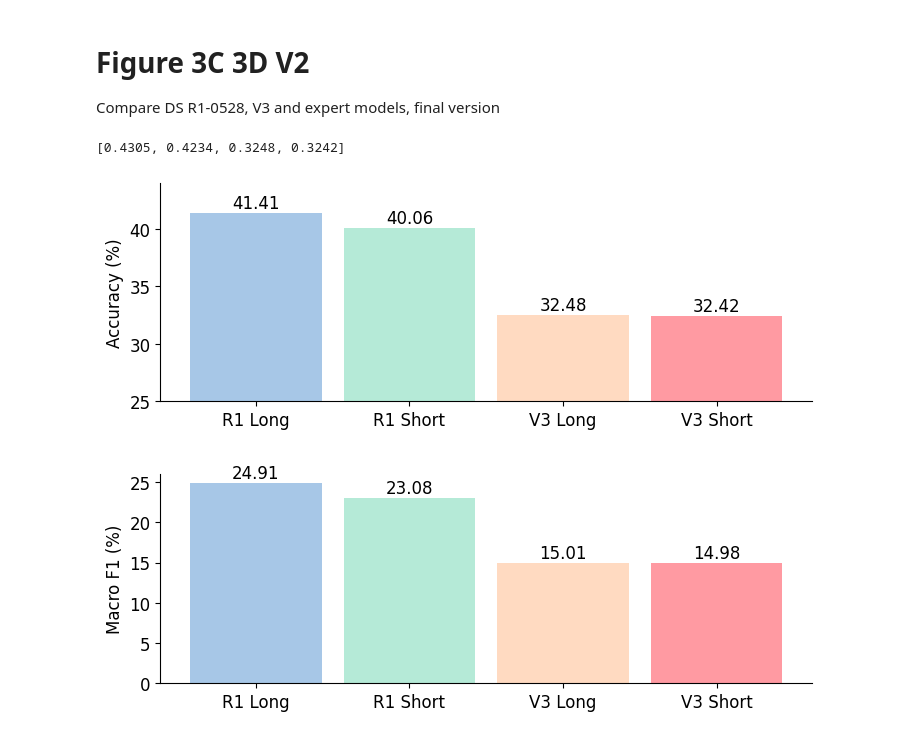
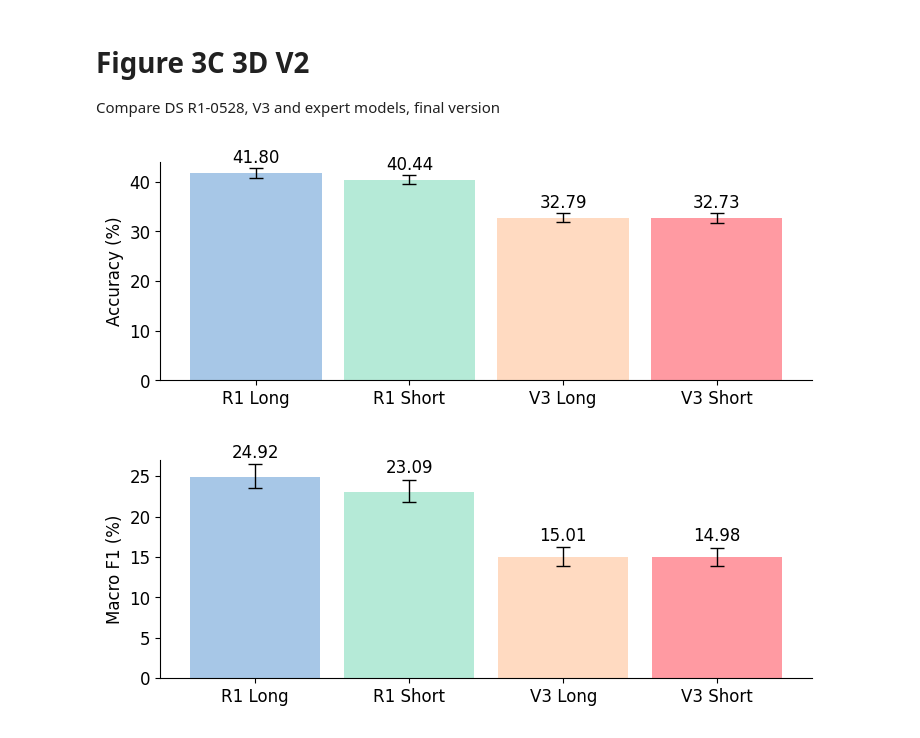
Before and after one commit to cristea-lab/BioReasoning_Paper, a Jupyter notebook: Scripts/plots/Figure3C_3D_v2.ipynb, the cells around one changed output. Cells and saved outputs as stored; diff of their text form; code cells hidden in the pictures.

```diff
--- a/Scripts/plots/Figure3C_3D_v2.ipynb
+++ b/Scripts/plots/Figure3C_3D_v2.ipynb
@@ -16,21 +16,10 @@ from plot_v2 import *
 # load data
 dir = Path('/cristealab/xiwang/DSR1_Preprint/Outputs/scTab_10k_val/responses')
 file_paths = [
-    'scTab/results.csv',
-    'short_prompt_r1/100genes_scTabClassifier/results.csv',
-    'short_prompt_r1/100genes_scGPTClassifier/results.csv',
-    'scGPT/results.csv',
-    'short_prompt_r1/100genes/results.csv',
-    'long_prompt_r1/100genes/results.csv',
-    'long_prompt_v3/100genes_scTabClassifier/results.csv',
-    'short_prompt_v3/100genes_scTabClassifier/results.csv',
-    'short_prompt_v3_0324/results.csv',
-    'long_prompt_v3/100genes/results.csv',
-    'short_prompt_v3/100genes/results.csv',
-    'short_prompt_r1_0528/100genes/results.csv',
-    'long_prompt_r1_0528/100genes/results.csv'
+    'long_prompt_v3/100genes/results_cleaned_v2.csv',
+    'short_prompt_v3/100genes/results_cleaned_v2.csv',
+    'short_prompt_r1_0528/100genes/results_cleaned_v2.csv',
+    'long_prompt_r1_0528//100genes/results_cleaned_v2.csv'
 ]
 # %%
-sctab, r1_sctab_cls, r1_scgpt_cls, scgpt, r1, r1_long,  \
-    v3_long_cls,v3_cls, v3_new, v3_long, v3,\
-         r1_0528, r1_0528_long = (pd.read_csv(dir/file) for file in file_paths)
+v3_long, v3, r1_0528, r1_0528_long = (pd.read_csv(dir/file) for file in file_paths)
@@ -39,31 +26,35 @@ accuracies = [float(df.iloc[-4,2]) for df in [r1_0528_long, r1_0528, v3_long, v3
-# %%
-accuracies
-# %% [output]
-[0.4305, 0.4234, 0.3248, 0.3242]
 # %%
+# get accuracies after removing unmatched cells
+accuracies = [float(df.iloc[-10,2]) for df in [r1_0528_long, r1_0528, v3_long, v3]]
+upper_error_bars = [float(df.iloc[-5, 2]) - float(df.iloc[-10, 2]) for df in [r1_0528_long, r1_0528, v3_long, v3]]
+lower_error_bars = [float(df.iloc[-10, 2])-float(df.iloc[-6, 2]) for df in [r1_0528_long, r1_0528, v3_long, v3]]
 models = ['R1 Long', 'R1 Short', 'V3 Long', 'V3 Short']
-plotter = MetricPlotter(bar_width = 0.3, annotation_digits=2, y_lim_lower = 25, y_lim_upper=44, figure_height=3)
+plotter = MetricPlotter(bar_width = 0.3, annotation_digits=2, y_lim_lower = 0, y_lim_upper=44, figure_height=3)
 plotter.group_gap = 0.05
 plotter.text_margin = 0.001
 plotter.display_axes_borders='xy'
 plotter.colors = ['#A7C7E7', '#B5EAD7', '#FFDAC1', '#FF9AA2', '#C7CEEA']
 # plotter.rotation = 30
 plotter.bar_fontsize = 12
 plotter.x_label_fontsize = 12
 plotter.y_label_fontsize=12
 plotter.x_tick_fontsize=12
 plotter.y_tick_fontsize=12
 plotter.barplot(models ,np.array(accuracies),
              x_label="", y_label="Accuracy",
+             err_low=lower_error_bars, err_high=upper_error_bars
              # title="LLMs' Performance for Clusters"
              )
+# 1 2.79 3.77
 # %% [output]
-[figure, old version]
+[figure, new version]
 # %%
 models = ['R1 Long', 'R1 Short', 'V3 Long', 'V3 Short']
-macro_f1 = [float(df.iloc[-3,2]) for df in [r1_0528_long, r1_0528, v3_long, v3]]
-plotter = MetricPlotter(bar_width = 0.3, annotation_digits=2, y_lim_lower = 0, y_lim_upper=26, figure_height=3)
-plotter.group_gap = 0.05
+macro_f1 = [float(df.iloc[-9,2]) for df in [r1_0528_long, r1_0528, v3_long, v3]]
+upper_error_bars = [float(df.iloc[-3, 2]) - float(df.iloc[-9, 2]) for df in [r1_0528_long, r1_0528, v3_long, v3]]
+lower_error_bars = [float(df.iloc[-9, 2])-float(df.iloc[-4, 2]) for df in [r1_0528_long, r1_0528, v3_long, v3]]
+plotter = MetricPlotter(bar_width = 0.3, annotation_digits=2, y_lim_lower = 0, y_lim_upper=27, figure_height=3)
+plotter.group_gap = 0.055
 plotter.text_margin = 0.001
 plotter.display_axes_borders='xy'
 plotter.colors = ['#A7C7E7', '#B5EAD7', '#FFDAC1', '#FF9AA2', '#C7CEEA']
@@ -74,6 +65,8 @@ plotter.y_label_fontsize=12
 plotter.x_tick_fontsize=12
 plotter.y_tick_fontsize=12
 plotter.barplot(models ,np.array(macro_f1),
-             x_label="", y_label="Macro F1")
+             x_label="", y_label="Macro F1",
+             err_low=lower_error_bars, err_high=upper_error_bars)
+# 1 2.79 4.77
 # %% [output]
-[figure, old version]
+[figure, new version]
```
Also changed, not shown: parts of 12 cells of this notebook, 13 other files.
